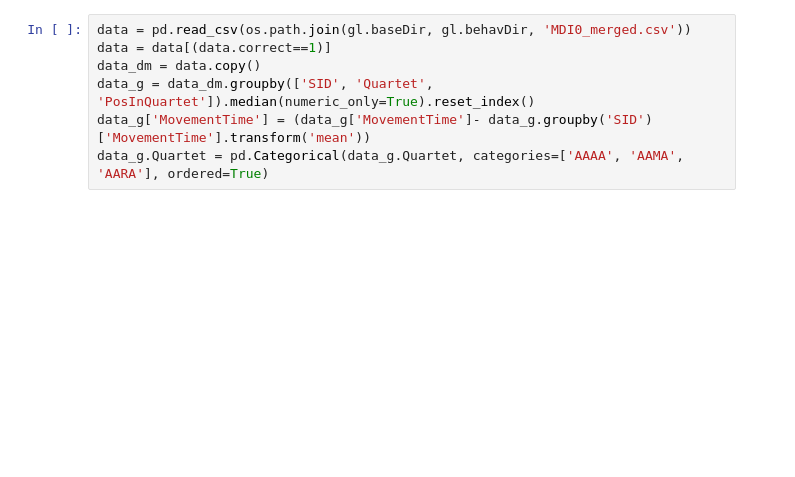
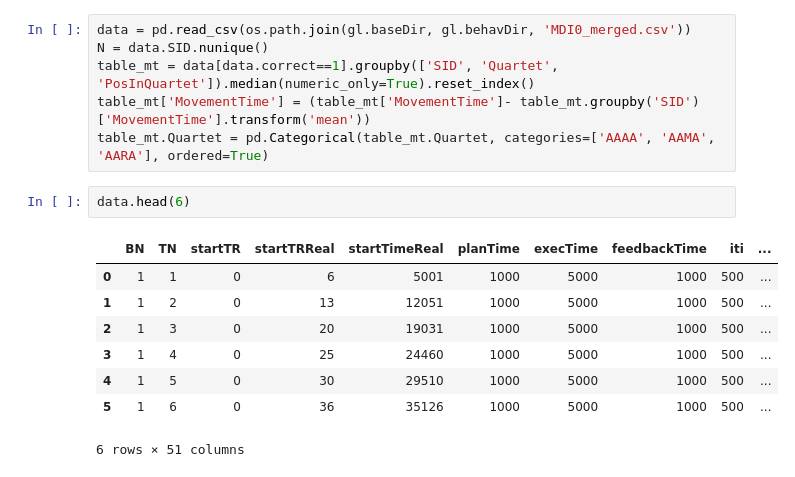
Before and after one commit to AmandaGiselleLily/modified-digit-inteference, a Jupyter notebook: notebooks/MovementTime.ipynb, the cells around one changed output. Saved outputs shown, nothing was run; the diff lists cells and outputs as text; blank space fills up the shorter version.

```diff
--- a/notebooks/MovementTime.ipynb
+++ b/notebooks/MovementTime.ipynb
@@ -14,10 +11,20 @@ plt.style.use('default')
 base directory: /cifs/diedrichsen/data/ModifiedDigitInterference/
 # %%
 data = pd.read_csv(os.path.join(gl.baseDir, gl.behavDir, 'MDI0_merged.csv'))
-data = data[(data.correct==1)]
-data_dm = data.copy()
-data_g = data_dm.groupby(['SID', 'Quartet', 'PosInQuartet']).median(numeric_only=True).reset_index()
-data_g['MovementTime'] = (data_g['MovementTime']- data_g.groupby('SID')['MovementTime'].transform('mean'))
-data_g.Quartet = pd.Categorical(data_g.Quartet, categories=['AAAA', 'AAMA', 'AARA'], ordered=True)
+N = data.SID.nunique()
+table_mt = data[data.correct==1].groupby(['SID', 'Quartet', 'PosInQuartet']).median(numeric_only=True).reset_index()
+table_mt['MovementTime'] = (table_mt['MovementTime']- table_mt.groupby('SID')['MovementTime'].transform('mean'))
+table_mt.Quartet = pd.Categorical(table_mt.Quartet, categories=['AAAA', 'AAMA', 'AARA'], ordered=True)
+# %%
+data.head(6)
+# %% [output]
+|  | BN | TN | startTR | startTRReal | startTimeReal | planTime | execTime | feedbackTime | iti | ... |
+| 0 | 1 | 1 | 0 | 6 | 5001 | 1000 | 5000 | 1000 | 500 | ... |
+| 1 | 1 | 2 | 0 | 13 | 12051 | 1000 | 5000 | 1000 | 500 | ... |
+| 2 | 1 | 3 | 0 | 20 | 19031 | 1000 | 5000 | 1000 | 500 | ... |
+| 3 | 1 | 4 | 0 | 25 | 24460 | 1000 | 5000 | 1000 | 500 | ... |
+| 4 | 1 | 5 | 0 | 30 | 29510 | 1000 | 5000 | 1000 | 500 | ... |
+| 5 | 1 | 6 | 0 | 36 | 35126 | 1000 | 5000 | 1000 | 500 | ... |
+6 rows × 51 columns
 # %%
 fig, ax = plt.subplots()
```
Also changed, not shown: parts of 4 cells of this notebook.
